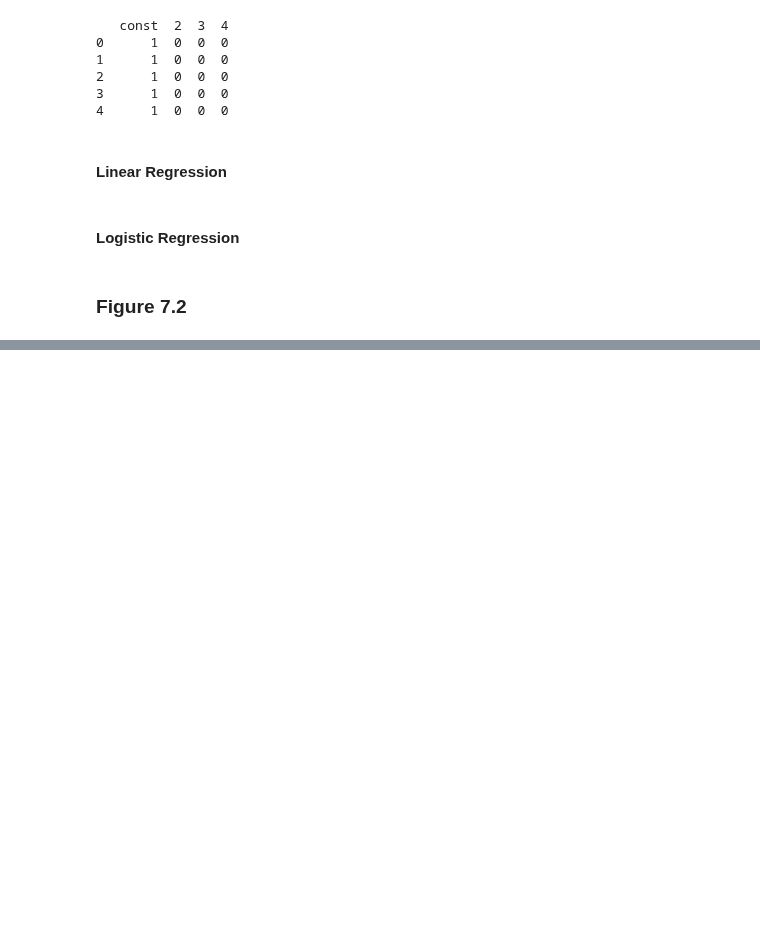
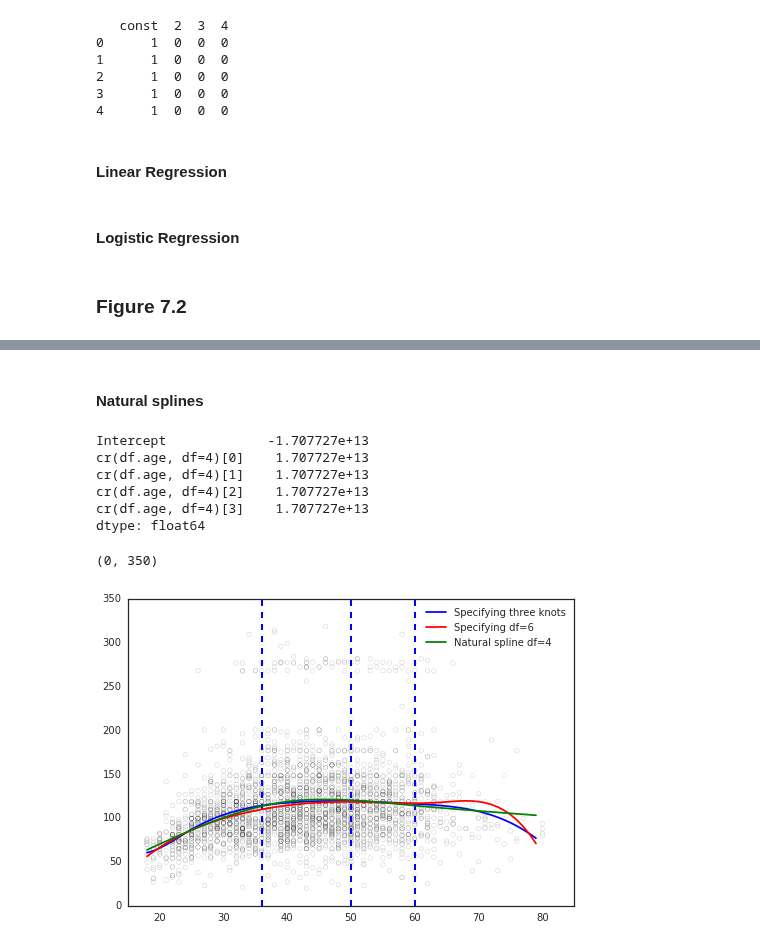
Before and after one commit to JWarmenhoven/ISLR-python, a Jupyter notebook: Chapter 7.ipynb, the cells around one changed output, grey strips where cells are left out. Saved outputs shown, nothing was run; the diff lists cells and outputs as text; code cells hidden in the pictures; blank space fills up the shorter version.

```diff
--- a/Chapter 7.ipynb
+++ b/Chapter 7.ipynb
@@ -266,0 +268,7 @@ ax2.set_ylabel('Pr(wage>250|age)')
+# %%
+transformed_x = dmatrix("bs(df.age, knots=(25,40,60), degree=3, include_intercept=False)",
+                        {"df.age": df.age}, return_type='dataframe')
+fit4 = sm.GLM(df.wage, transformed_x).fit()
+pred4 = fit4.predict(dmatrix("bs(age_grid, knots=(25,40,60), degree=3, include_intercept=False)",
+                             {"age_grid": age_grid}, return_type='dataframe'))
+fit4.params
@@ -266,0 +284,7 @@ ax2.set_ylabel('Pr(wage>250|age)')
+# %%
+transformed_x2 = dmatrix("bs(df.age, df=6, degree=3, include_intercept=False)",
+                        {"df.age": df.age}, return_type='dataframe')
+fit5 = sm.GLM(df.wage, transformed_x2).fit()
+pred5 = fit5.predict(dmatrix("bs(age_grid, df=6, degree=3, include_intercept=False)",
+                             {"age_grid": age_grid}, return_type='dataframe'))
+fit5.params
@@ -266,0 +300,26 @@ ax2.set_ylabel('Pr(wage>250|age)')
+# %% [markdown]
+#### Natural splines
+# %%
+transformed_x3 = dmatrix("cr(df.age, df=4)", {"df.age": df.age}, return_type='dataframe')
+fit6 = sm.GLM(df.wage, transformed_x3).fit()
+pred6 = fit6.predict(dmatrix("cr(age_grid, df=4)", {"age_grid": age_grid}, return_type='dataframe'))
+fit6.params
+# %% [output]
+Intercept             -1.707727e+13
+cr(df.age, df=4)[0]    1.707727e+13
+cr(df.age, df=4)[1]    1.707727e+13
+cr(df.age, df=4)[2]    1.707727e+13
+cr(df.age, df=4)[3]    1.707727e+13
+dtype: float64
+# %%
+plt.scatter(df.age, df.wage, facecolor='None', edgecolor='k', alpha=0.3)
+plt.plot(age_grid, pred4, color='b', label='Specifying three knots')
+plt.plot(age_grid, pred5, color='r', label='Specifying df=6')
+plt.plot(age_grid, pred6, color='g', label='Natural spline df=4')
+[plt.vlines(i , 0, 350, linestyles='dashed', lw=2, colors='b') for i in [36,50,60]]
+plt.legend()
+plt.xlim(15,85)
+plt.ylim(0,350)
+# %% [output]
+(0, 350)
+[figure, added]
```
Also changed, not shown: parts of 14 cells of this notebook, 1 other file.
